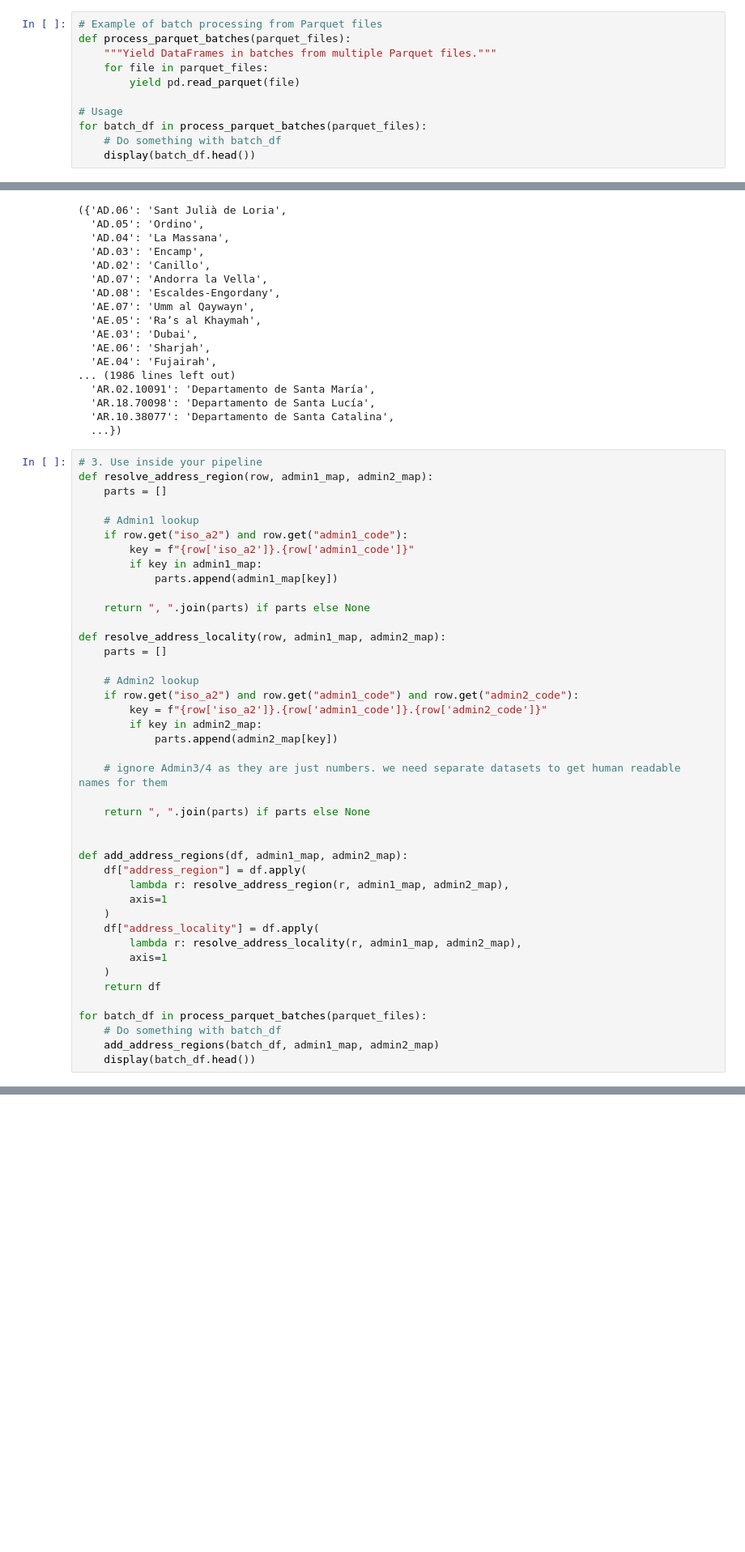
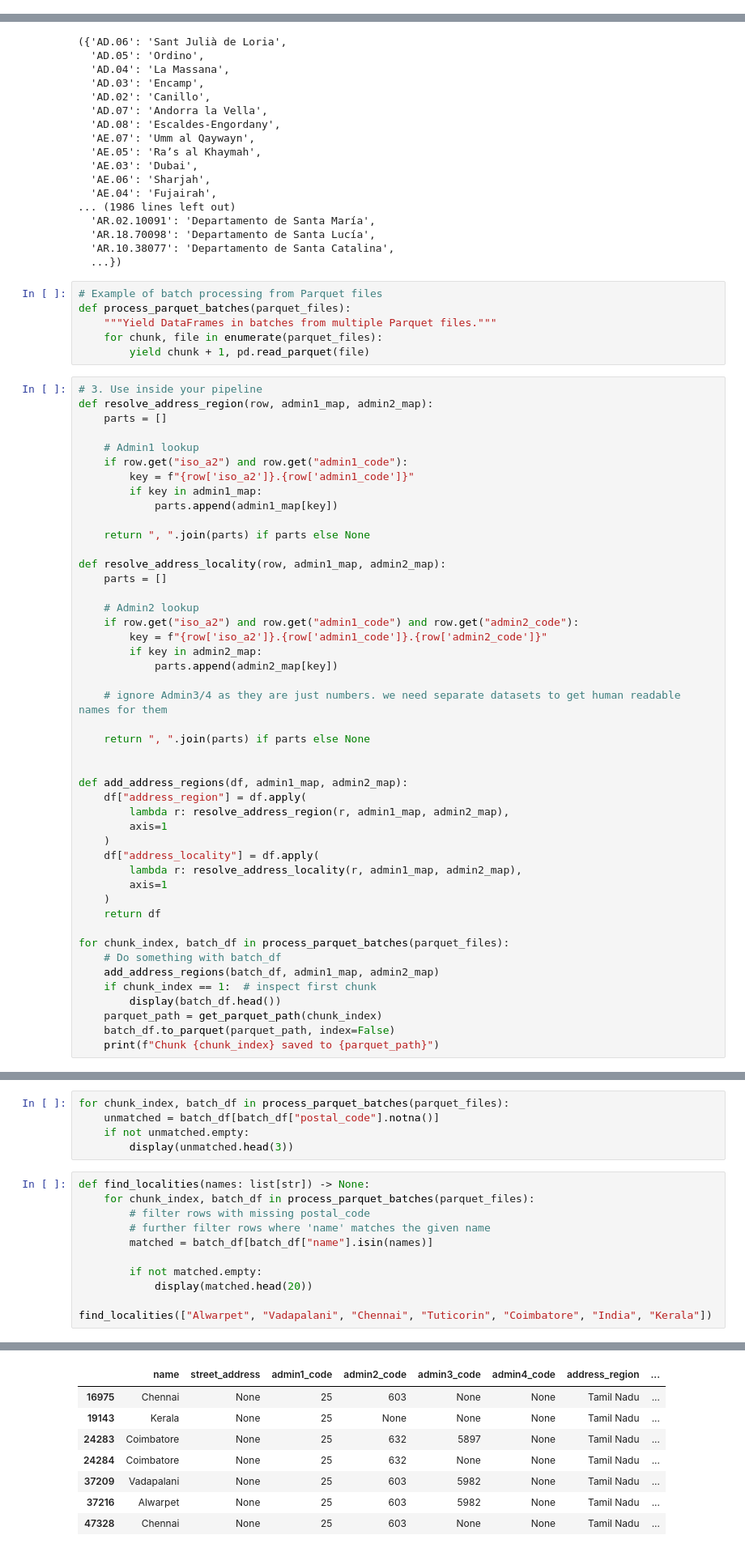
Before and after one commit to hospitaljobsin/hospitaljobsin, a Jupyter notebook: server/notebooks/import_regions.ipynb, the cells around one changed output, grey strips where cells are left out. Shown at 81% size. Saved outputs shown, nothing was run; the diff lists cells and outputs as text; blank space fills up the shorter version.

```diff
--- a/server/notebooks/import_regions.ipynb
+++ b/server/notebooks/import_regions.ipynb
@@ -550,11 +523,0 @@ Chunk 15 saved to data/geonames_parquet/geonames_chunk_15.parquet
-# %%
-# Example of batch processing from Parquet files
-def process_parquet_batches(parquet_files):
-    """Yield DataFrames in batches from multiple Parquet files."""
-    for file in parquet_files:
-        yield pd.read_parquet(file)
-
-# Usage
-for batch_df in process_parquet_batches(parquet_files):
-    # Do something with batch_df
-    display(batch_df.head())
@@ -701,6 +590,12 @@ File already exists: data/admin2Codes.txt, skipping download.
   'AR.18.70098': 'Departamento de Santa Lucía',
   'AR.10.38077': 'Departamento de Santa Catalina',
   ...})
+# %%
+# Example of batch processing from Parquet files
+def process_parquet_batches(parquet_files):
+    """Yield DataFrames in batches from multiple Parquet files."""
+    for chunk, file in enumerate(parquet_files):
+        yield chunk + 1, pd.read_parquet(file)
 # %%
 # 3. Use inside your pipeline
 def resolve_address_region(row, admin1_map, admin2_map):
@@ -739,7 +634,11 @@ def add_address_regions(df, admin1_map, admin2_map):
     )
     return df
 
-for batch_df in process_parquet_batches(parquet_files):
+for chunk_index, batch_df in process_parquet_batches(parquet_files):
     # Do something with batch_df
     add_address_regions(batch_df, admin1_map, admin2_map)
-    display(batch_df.head())
+    if chunk_index == 1:  # inspect first chunk
+        display(batch_df.head())
+    parquet_path = get_parquet_path(chunk_index)
+    batch_df.to_parquet(parquet_path, index=False)
+    print(f"Chunk {chunk_index} saved to {parquet_path}")
@@ -745,0 +792,17 @@ for batch_df in process_parquet_batches(parquet_files):
+# %%
+for chunk_index, batch_df in process_parquet_batches(parquet_files):
+    unmatched = batch_df[batch_df["postal_code"].notna()]
+    if not unmatched.empty:
+        display(unmatched.head(3))
+# %%
+def find_localities(names: list[str]) -> None:
+    for chunk_index, batch_df in process_parquet_batches(parquet_files):
+        # filter rows with missing postal_code
+        # further filter rows where 'name' matches the given name
+        matched = batch_df[batch_df["name"].isin(names)]
+
+        if not matched.empty:
+            display(matched.head(20))
+
+find_localities(["Alwarpet", "Vadapalani", "Chennai", "Tuticorin", "Coimbatore", "India", "Kerala"])
+# %% [output]
@@ -745,0 +811,8 @@ for batch_df in process_parquet_batches(parquet_files):
+|  | name | street_address | admin1_code | admin2_code | admin3_code | admin4_code | address_region | ... |
+| 16975 | Chennai | None | 25 | 603 | None | None | Tamil Nadu | ... |
+| 19143 | Kerala | None | 25 | None | None | None | Tamil Nadu | ... |
+| 24283 | Coimbatore | None | 25 | 632 | 5897 | None | Tamil Nadu | ... |
+| 24284 | Coimbatore | None | 25 | 632 | None | None | Tamil Nadu | ... |
+| 37209 | Vadapalani | None | 25 | 603 | 5982 | None | Tamil Nadu | ... |
+| 37216 | Alwarpet | None | 25 | 603 | 5982 | None | Tamil Nadu | ... |
+| 47328 | Chennai | None | 25 | 603 | None | None | Tamil Nadu | ... |
```
Also changed, not shown: parts of 10 cells of this notebook, 2 other files.
